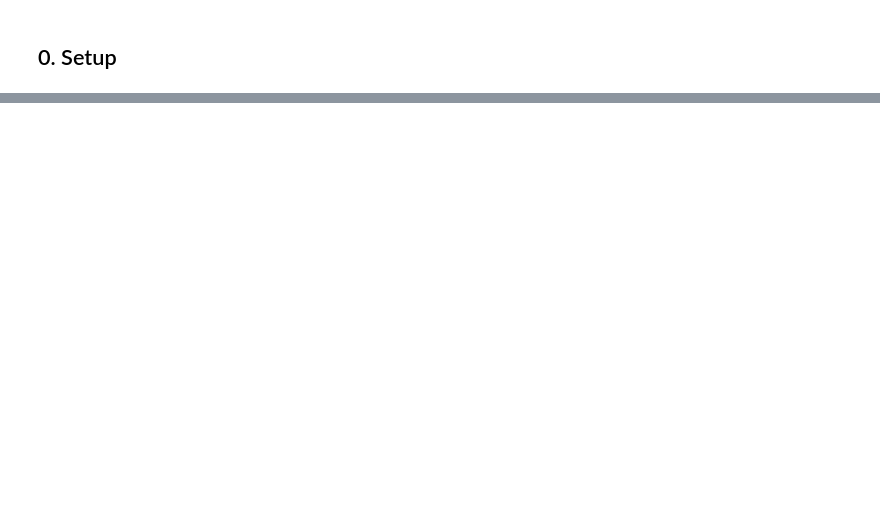
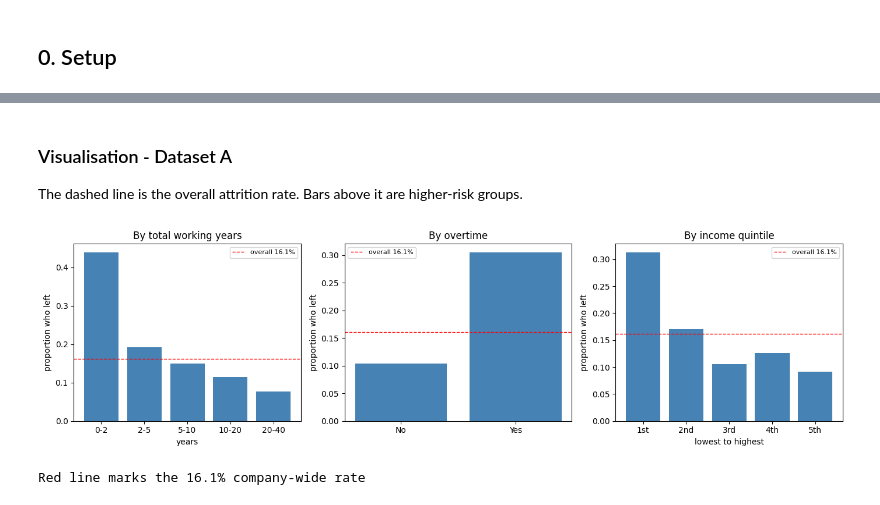
Before and after one commit to rXmk03/hr-attrition-two-datasets, a Jupyter notebook: notebooks/01_analysis.ipynb, the cells around one changed output, grey strips where cells are left out. Cells and saved outputs as stored; diff of their text form; code cells hidden in the pictures; blank space fills up the shorter version.

Commit message:
Add analysis for both datasets with models, importance and effect sizes

```diff
--- a/notebooks/01_analysis.ipynb
+++ b/notebooks/01_analysis.ipynb
@@ -109,0 +40,8 @@ TODO:
+# %%
+REPO = Path(r"E:\UNI\Semester2-2026\COSC2816-CaseStudies\cosc2816-individual-task1")
+DATA = REPO / "data"
+FIGS = REPO / "figures"
+FIGS.mkdir(exist_ok=True)
+
+assert DATA.exists(), f"Data folder not found: {DATA}"
+print("Using:", DATA)
@@ -109,0 +60,3 @@ TODO:
+# %%
+hr = pd.read_csv(DATA / "WA_Fn-UseC_-HR-Employee-Attrition.csv", encoding="utf-8-sig")
+hr.head()
@@ -109,0 +500,37 @@ TODO:
+# %% [markdown]
+### Visualisation - Dataset A
+
+The dashed line is the overall attrition rate. Bars above it are higher-risk groups.
+# %%
+base_a = (hr['Attrition'] == 'Yes').mean()
+fig, axes = plt.subplots(1, 3, figsize=(14, 4))
+
+bins = pd.cut(hr['TotalWorkingYears'], bins=[-1, 2, 5, 10, 20, 40])
+r = hr.groupby(bins, observed=True)['Attrition'].apply(lambda s: (s == 'Yes').mean())
+axes[0].bar(range(len(r)), r.values, color='steelblue')
+axes[0].set_xticks(range(len(r)))
+axes[0].set_xticklabels(['0-2', '2-5', '5-10', '10-20', '20-40'])
+axes[0].set_title('By total working years'); axes[0].set_xlabel('years')
+
+r = hr.groupby('OverTime')['Attrition'].apply(lambda s: (s == 'Yes').mean())
+axes[1].bar(r.index, r.values, color='steelblue')
+axes[1].set_title('By overtime')
+
+inc = pd.qcut(hr['MonthlyIncome'], 5)
+r = hr.groupby(inc, observed=True)['Attrition'].apply(lambda s: (s == 'Yes').mean())
+axes[2].bar(range(len(r)), r.values, color='steelblue')
+axes[2].set_xticks(range(len(r)))
+axes[2].set_xticklabels(['1st', '2nd', '3rd', '4th', '5th'])
+axes[2].set_title('By income quintile'); axes[2].set_xlabel('lowest to highest')
+
+for ax in axes:
+    ax.axhline(base_a, color='red', ls='--', lw=1, label=f'overall {base_a:.1%}')
+    ax.set_ylabel('proportion who left'); ax.legend(fontsize=8)
+
+plt.tight_layout()
+plt.savefig(FIGS / "dataset_a_drivers.png", dpi=150, bbox_inches='tight')
+plt.show()
+print ("Red line marks the 16.1% company-wide rate")
+# %% [output]
+[figure, added]
+Red line marks the 16.1% company-wide rate
```
Also changed, not shown: parts of 133 cells of this notebook.
